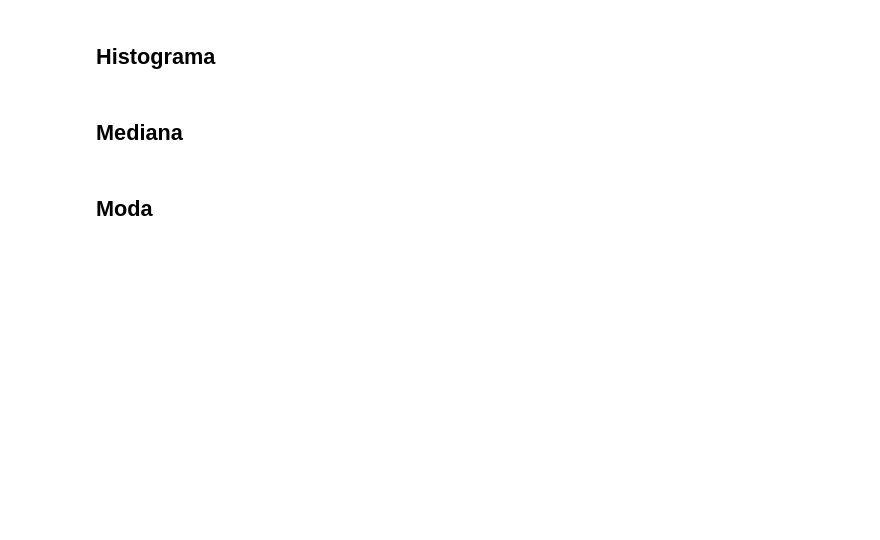
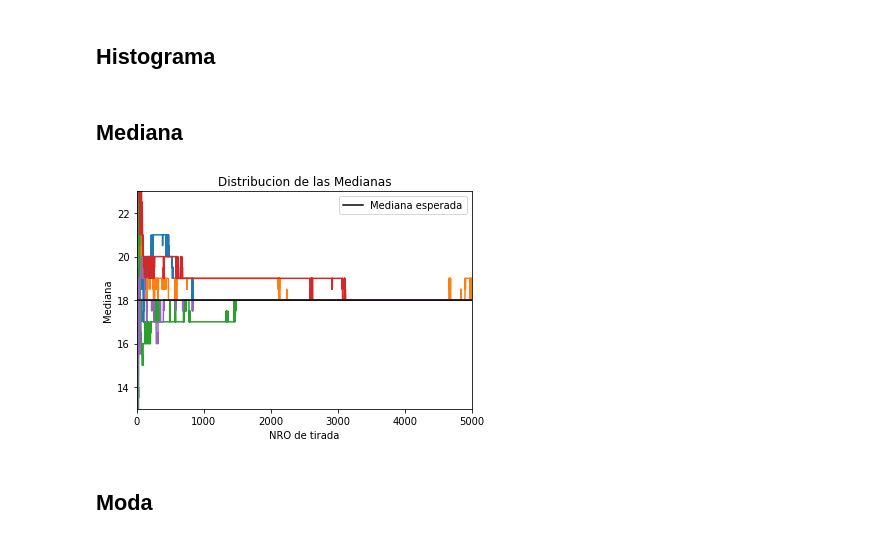
Before and after one commit to alejaz92/facultad, a Jupyter notebook: TP1 - Ruleta.ipynb, the cells around one changed output. Drawn from its saved outputs; the diff is of its cells as text; code cells hidden in the pictures; blank space fills up the shorter version.

Commit message:
Se agrego la graficacion de la mediana

```diff
--- a/TP1 - Ruleta.ipynb
+++ b/TP1 - Ruleta.ipynb
@@ -174,6 +174,44 @@ plt.show()
 ## Histograma
 # %% [markdown]
 ## Mediana
+# %%
+tm = 5000               # Tamaño de la muestra
+ex = 5                  # cantidad de experimentos
+vi = 0                  # valor inicial ruleta
+vf = 36                 # valor final ruleta
+
+#Experimentacion
+for i in range(ex):    # Bucle para cada experimento
+
+    arr_nro = []
+    arr_med = []
+    for tir in range(1, tm + 1):    # Bucle para cada tirada
+        nro_random = np.random.randint(vi, vf + 1)
+        arr_nro.append(nro_random)
+        med = np.median(arr_nro)
+        arr_med.append(med)
+    plt.plot(arr_med)    # Grafico del experimento
+
+# Mediana teorica
+arr_mt = []
+for idx in range(vi, vf + 1):
+    arr_mt.append(idx)
+mt = np.median(arr_mt) # valor de la mediana teorico
+
+arr_mtgraf = []
+for i in range(tm):
+    arr_mtgraf.append(mt)
+plt.plot(arr_mtgraf, color= "black", label= "Mediana esperada")
+
+# a continuacion detalles adicionales de graficacion
+plt.axis([0, tm, mt - 5, mt + 5])
+plt.title("Distribucion de las Medianas")
+plt.xlabel("NRO de tirada")
+plt.ylabel("Mediana")
+plt.legend(loc="upper right")
+plt.show()
+# %% [output]
+[figure, added]
 # %% [markdown]
 ## Moda
 # %% [markdown]
```
Also changed, not shown: parts of 4 cells of this notebook.
